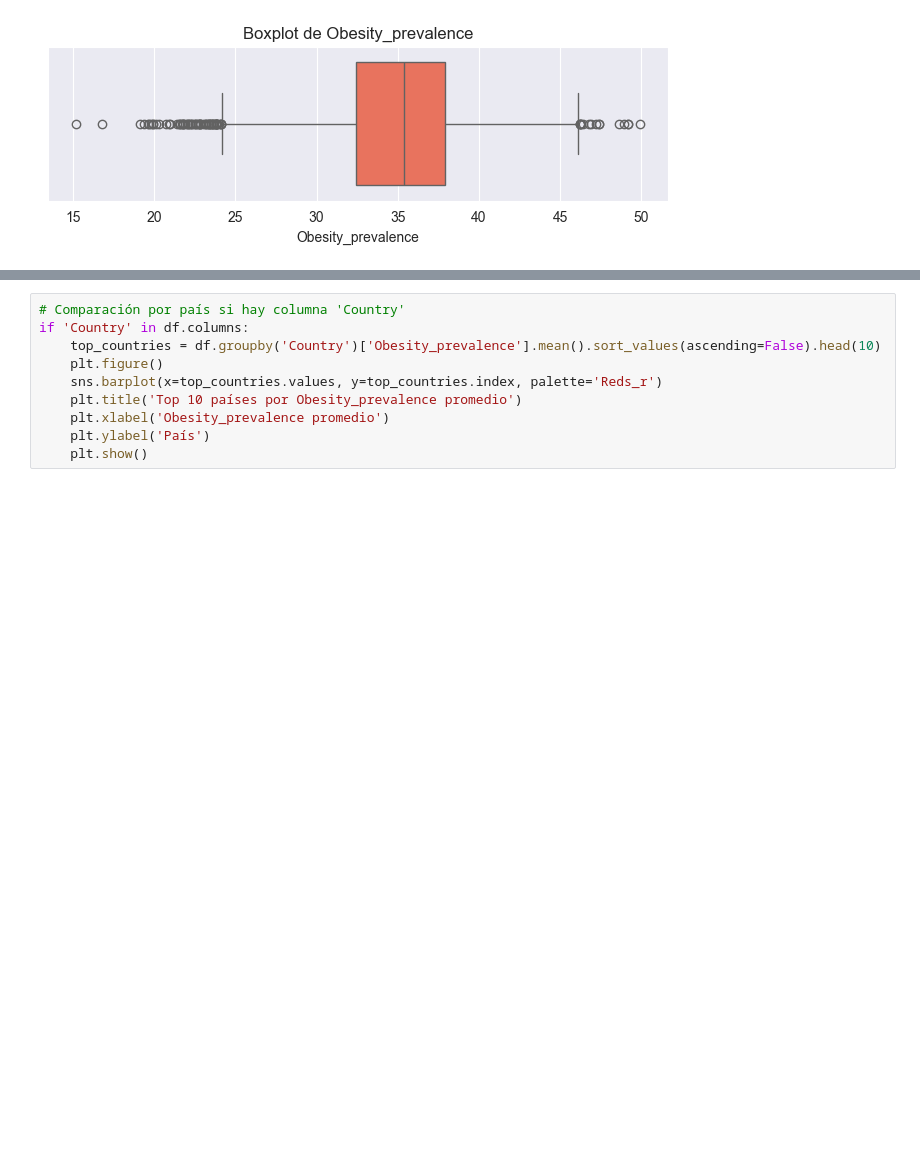
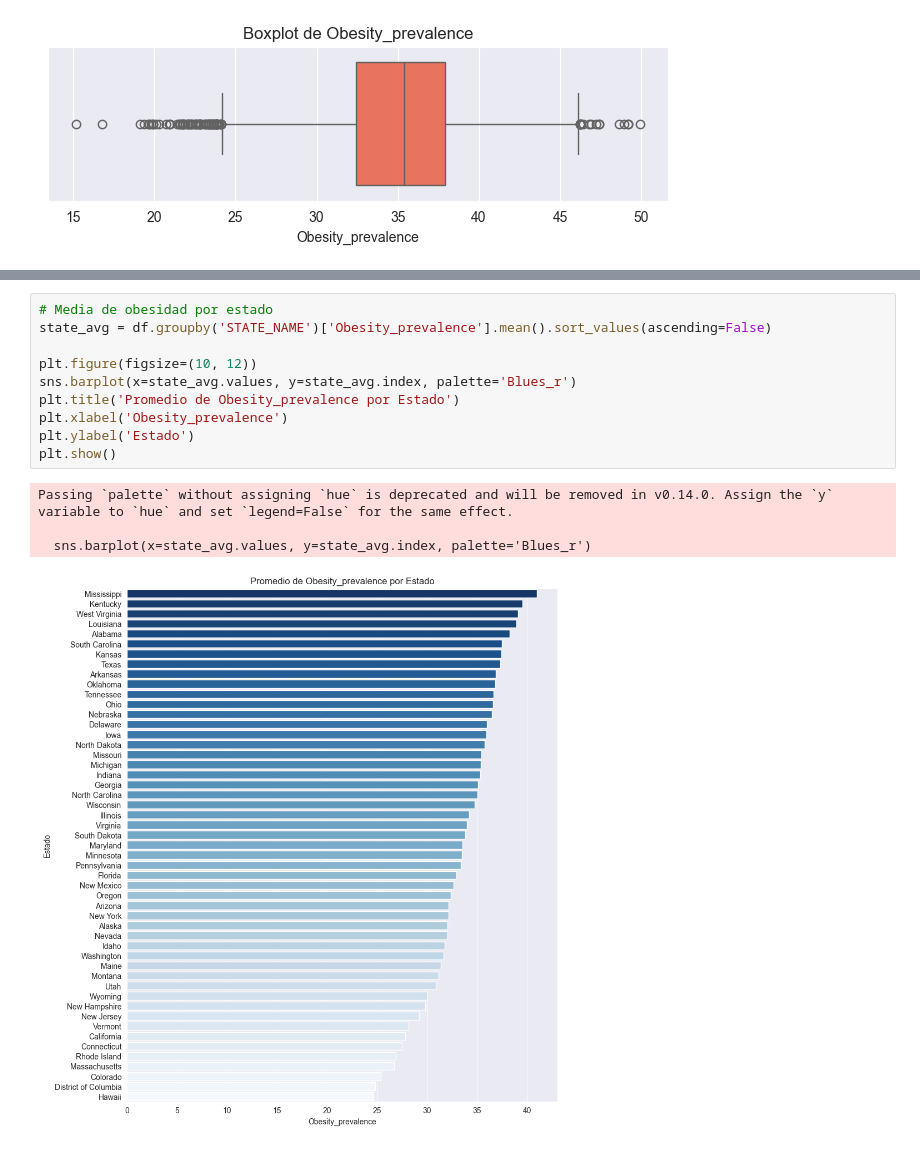
Before and after one commit to 4GeeksAcademy/aliasys-machine-probability, a Jupyter notebook: src/demographic_heallth.ipynb, the cells around one changed output, grey strips where cells are left out. Saved outputs shown, nothing was run; the diff lists cells and outputs as text; blank space fills up the shorter version.

```diff
--- a/src/demographic_heallth.ipynb
+++ b/src/demographic_heallth.ipynb
@@ -93,10 +194,15 @@ if 'Obesity_prevalence' in corr.columns:
 # %%
-# Comparación por país si hay columna 'Country'
-if 'Country' in df.columns:
-    top_countries = df.groupby('Country')['Obesity_prevalence'].mean().sort_values(ascending=False).head(10)
-    plt.figure()
-    sns.barplot(x=top_countries.values, y=top_countries.index, palette='Reds_r')
-    plt.title('Top 10 países por Obesity_prevalence promedio')
-    plt.xlabel('Obesity_prevalence promedio')
-    plt.ylabel('País')
-    plt.show()
+# Media de obesidad por estado
+state_avg = df.groupby('STATE_NAME')['Obesity_prevalence'].mean().sort_values(ascending=False)
+
+plt.figure(figsize=(10, 12))
+sns.barplot(x=state_avg.values, y=state_avg.index, palette='Blues_r')
+plt.title('Promedio de Obesity_prevalence por Estado')
+plt.xlabel('Obesity_prevalence')
+plt.ylabel('Estado')
+plt.show()
+# %% [output]
+Passing `palette` without assigning `hue` is deprecated and will be removed in v0.14.0. Assign the `y` variable to `hue` and set `legend=False` for the same effect.
+
+  sns.barplot(x=state_avg.values, y=state_avg.index, palette='Blues_r')
+[figure, added]
```
Also changed, not shown: parts of 28 cells of this notebook.
